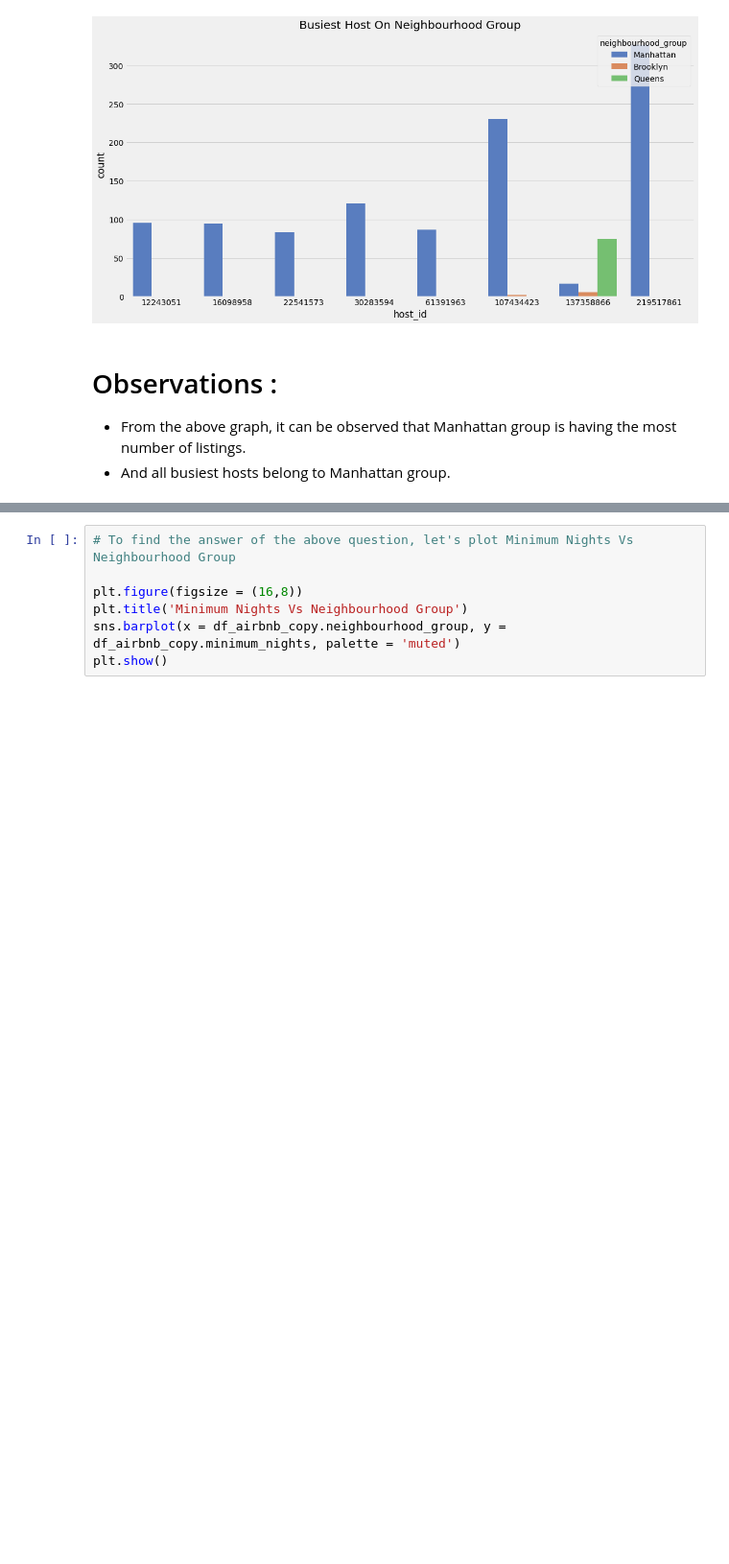
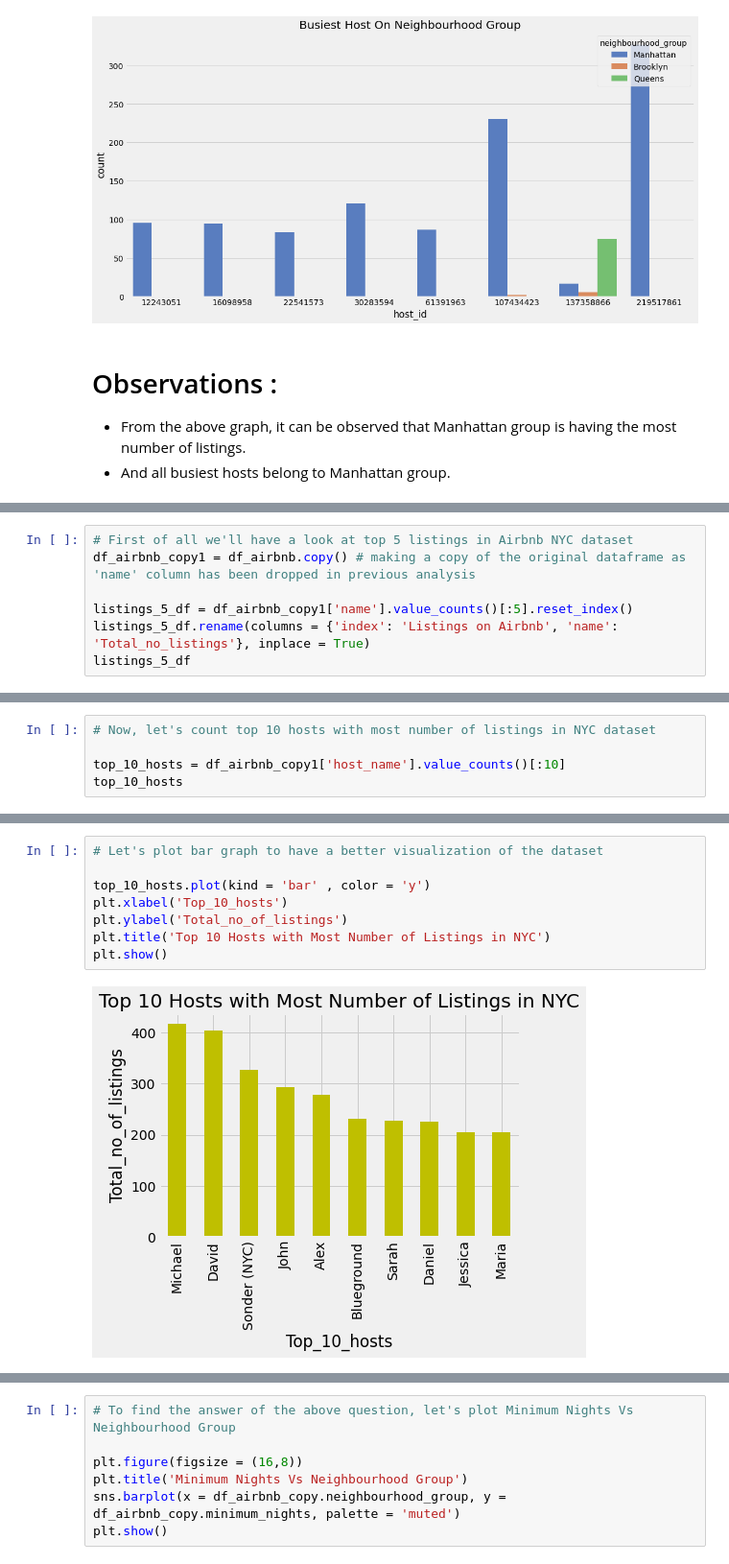
Before and after one commit to saptaksubhra/Airbnb-Bookings-Analysis, a Jupyter notebook: Airbnb_Bookings_Analysis_Capstone_Project.ipynb, the cells around one changed output, grey strips where cells are left out. Shown at 96% size. Drawn from its saved outputs; the diff is of its cells as text; blank space fills up the shorter version.

```diff
--- a/Airbnb_Bookings_Analysis_Capstone_Project.ipynb
+++ b/Airbnb_Bookings_Analysis_Capstone_Project.ipynb
@@ -686,0 +698,7 @@ plt.show()
+# %%
+# First of all we'll have a look at top 5 listings in Airbnb NYC dataset
+df_airbnb_copy1 = df_airbnb.copy() # making a copy of the original dataframe as 'name' column has been dropped in previous analysis
+
+listings_5_df = df_airbnb_copy1['name'].value_counts()[:5].reset_index()
+listings_5_df.rename(columns = {'index': 'Listings on Airbnb', 'name': 'Total_no_listings'}, inplace = True)
+listings_5_df
@@ -686,0 +714,5 @@ plt.show()
+# %%
+# Now, let's count top 10 hosts with most number of listings in NYC dataset
+
+top_10_hosts = df_airbnb_copy1['host_name'].value_counts()[:10]
+top_10_hosts
@@ -686,0 +731,10 @@ plt.show()
+# %%
+# Let's plot bar graph to have a better visualization of the dataset
+
+top_10_hosts.plot(kind = 'bar' , color = 'y')
+plt.xlabel('Top_10_hosts')
+plt.ylabel('Total_no_of_listings')
+plt.title('Top 10 Hosts with Most Number of Listings in NYC')
+plt.show()
+# %% [output]
+[figure, added]
```
Also changed, not shown: parts of 22 cells of this notebook.
